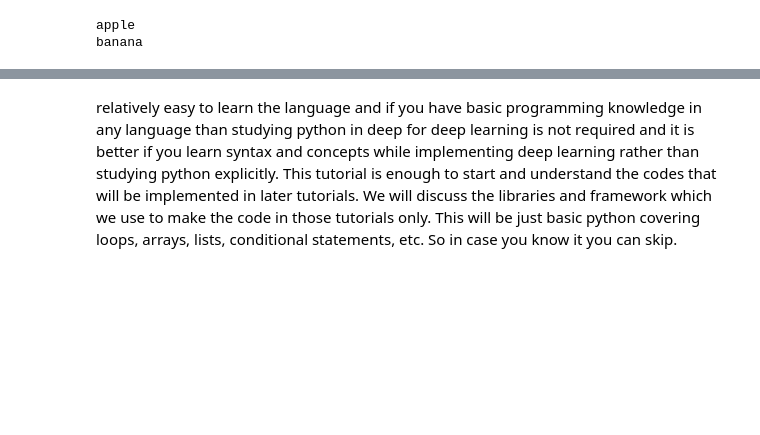
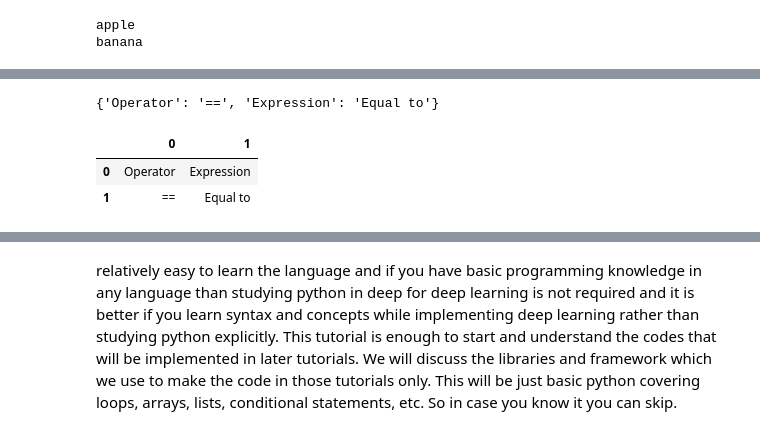
Before and after one commit to samph4/training, a Jupyter notebook: Python Help/Introduction to Python.ipynb, the cells around one changed output, grey strips where cells are left out. Saved outputs shown, nothing was run; the diff lists cells and outputs as text; code cells hidden in the pictures; blank space fills up the shorter version.

```diff
--- a/Python Help/Introduction to Python.ipynb
+++ b/Python Help/Introduction to Python.ipynb
@@ -184,0 +179,15 @@ array([0., 1., 2., 3., 4., 5.])
+# %%
+operators = {'Operator': '==', 'Expression': 'Equal to'}
+operators
+# %% [output]
+{'Operator': '==', 'Expression': 'Equal to'}
+# %%
+import pandas as pd
+
+df = pd.DataFrame(np.array([['Operator','Expression'],['==','Equal to']]))
+# %%
+df
+# %% [output]
+|  | 0 | 1 |
+| 0 | Operator | Expression |
+| 1 | == | Equal to |
```
Also changed, not shown: parts of 5 cells of this notebook, 5 other files.
